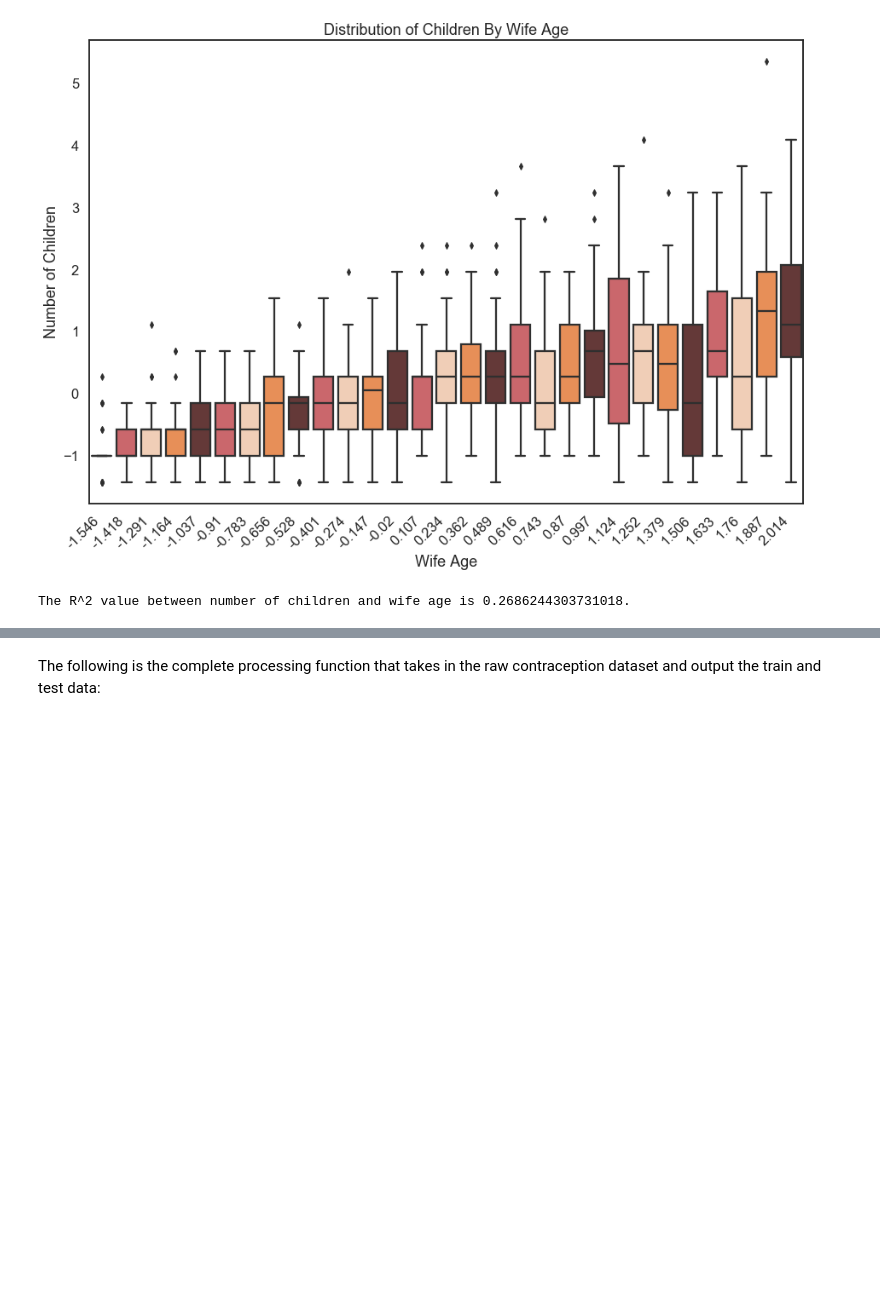
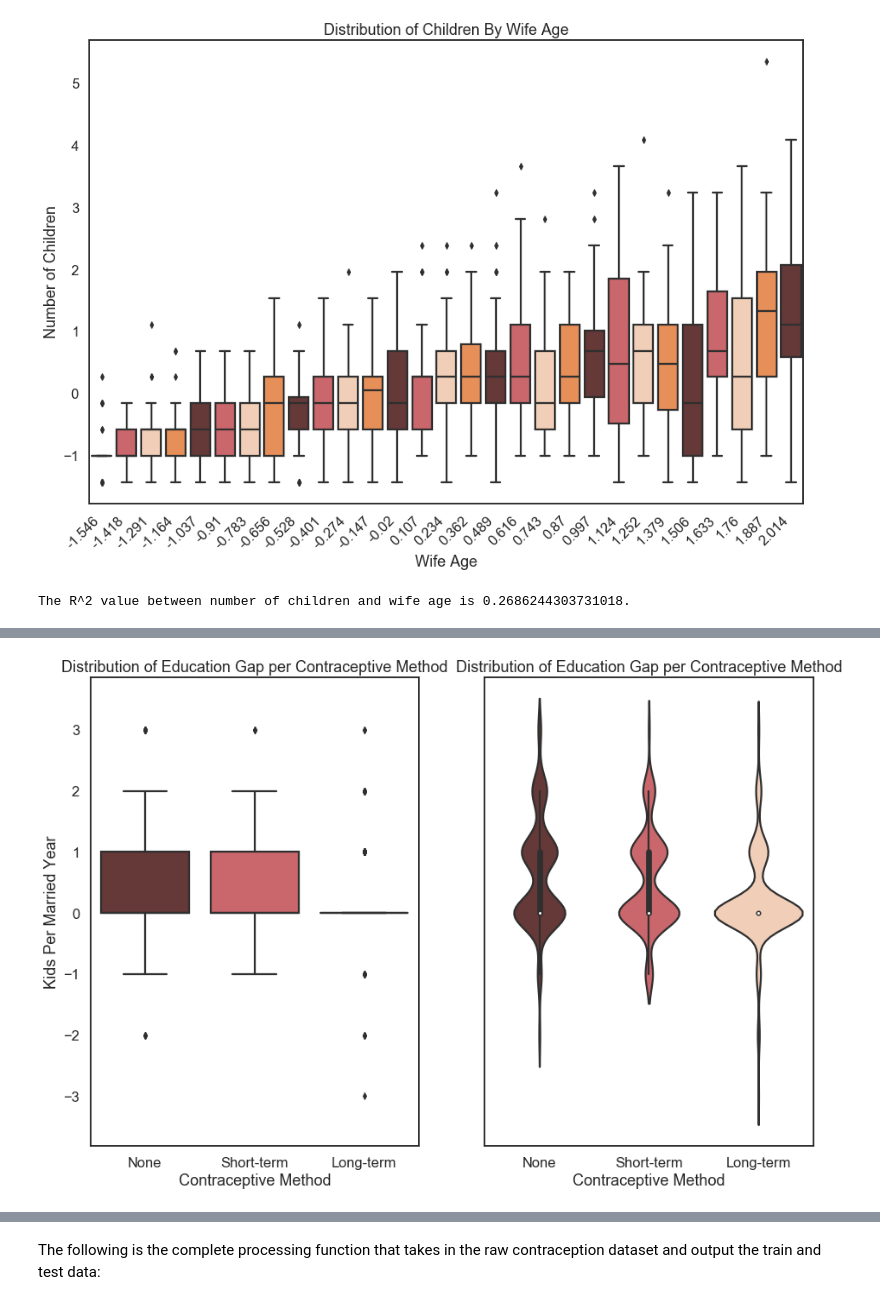
Before and after one commit to palautatan/contraception, a Jupyter notebook: 2-scripts/espejo/final-project.ipynb, the cells around one changed output, grey strips where cells are left out. Cells and saved outputs as stored; diff of their text form; code cells hidden in the pictures; blank space fills up the shorter version.

```diff
--- a/2-scripts/espejo/final-project.ipynb
+++ b/2-scripts/espejo/final-project.ipynb
@@ -134,0 +133,8 @@ We will use the following function without our preprocessing function:
+# %%
+contra_tmp = contra_train.copy()
+# %%
+contra_tmp['education_gap'] = contra_tmp['husband_education'] - contra_tmp['wife_education']
+gap_intervals = [-3, 0, 1, 4]
+contra_tmp['education_gap_categorical'] = pd.cut(contra_tmp.education_gap, bins=gap_intervals, labels=[-1, 0, 1], right=False)
+
+contra_tmp.education_gap.value_counts().to_frame() / contra_tmp.shape[0]
@@ -134,0 +172,27 @@ We will use the following function without our preprocessing function:
+# %%
+fig, ax = plt.subplots(1,2, sharey=True, figsize=(15,10))
+
+sns.boxplot(x=contra_tmp['contraceptive'].map({0:'None', 1:'Short-term', 2:'Long-term'}),
+            y='education_gap',
+            data=contra_tmp,
+            order=['None', 'Short-term', 'Long-term'],
+            ax=ax[0])
+
+ax[0].set(ylabel='Kids Per Married Year',
+          xlabel='Contraceptive Method',
+          title='Distribution of Education Gap per Contraceptive Method');
+
+sns.violinplot(x=contra_tmp['contraceptive'].map({0:'None', 1:'Short-term', 2:'Long-term'}),
+               y='education_gap',
+               data=contra_tmp,
+               order=['None', 'Short-term', 'Long-term'],
+               ax = ax[1])
+
+ax[1].set(ylabel='',
+       xlabel='Contraceptive Method',
+       title='Distribution of Education Gap per Contraceptive Method')
+
+
+plt.show()
+# %% [output]
+[figure, added]
```
Also changed, not shown: parts of 55 cells of this notebook.
